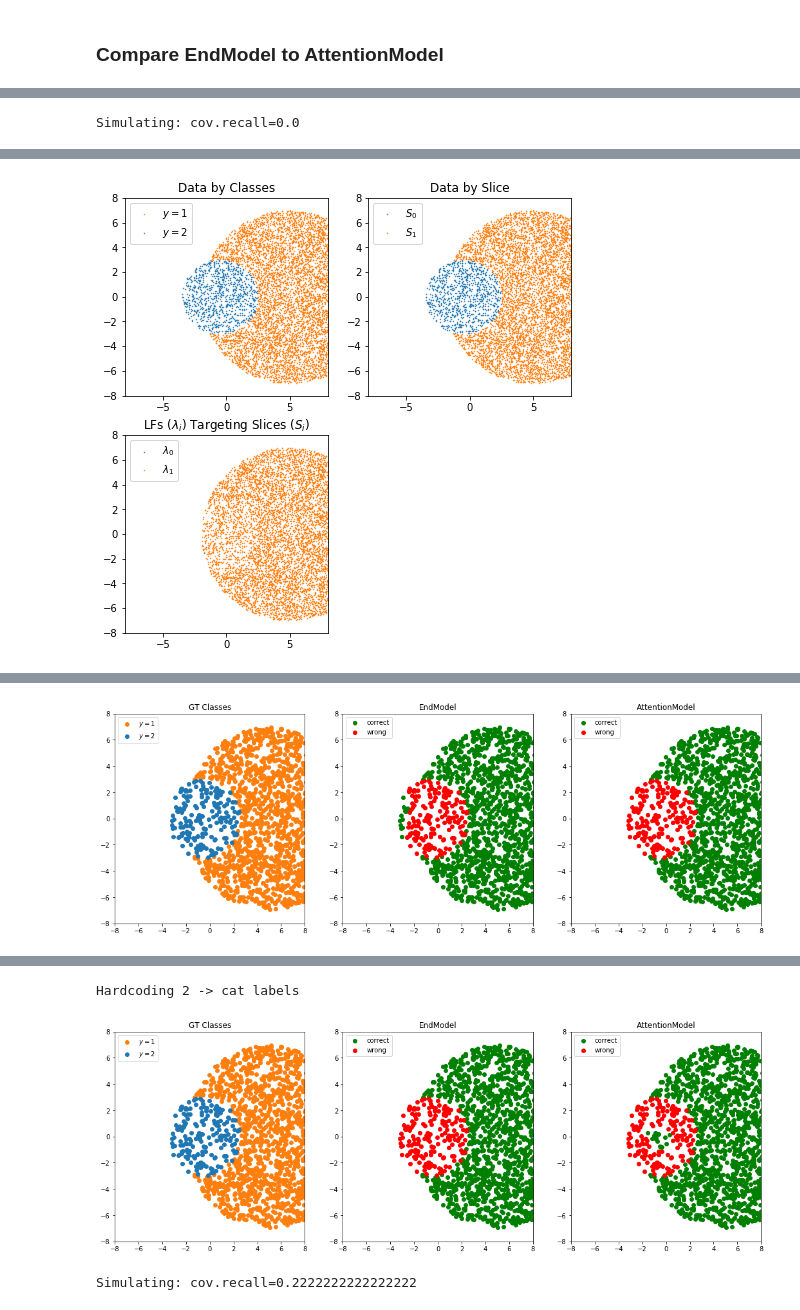
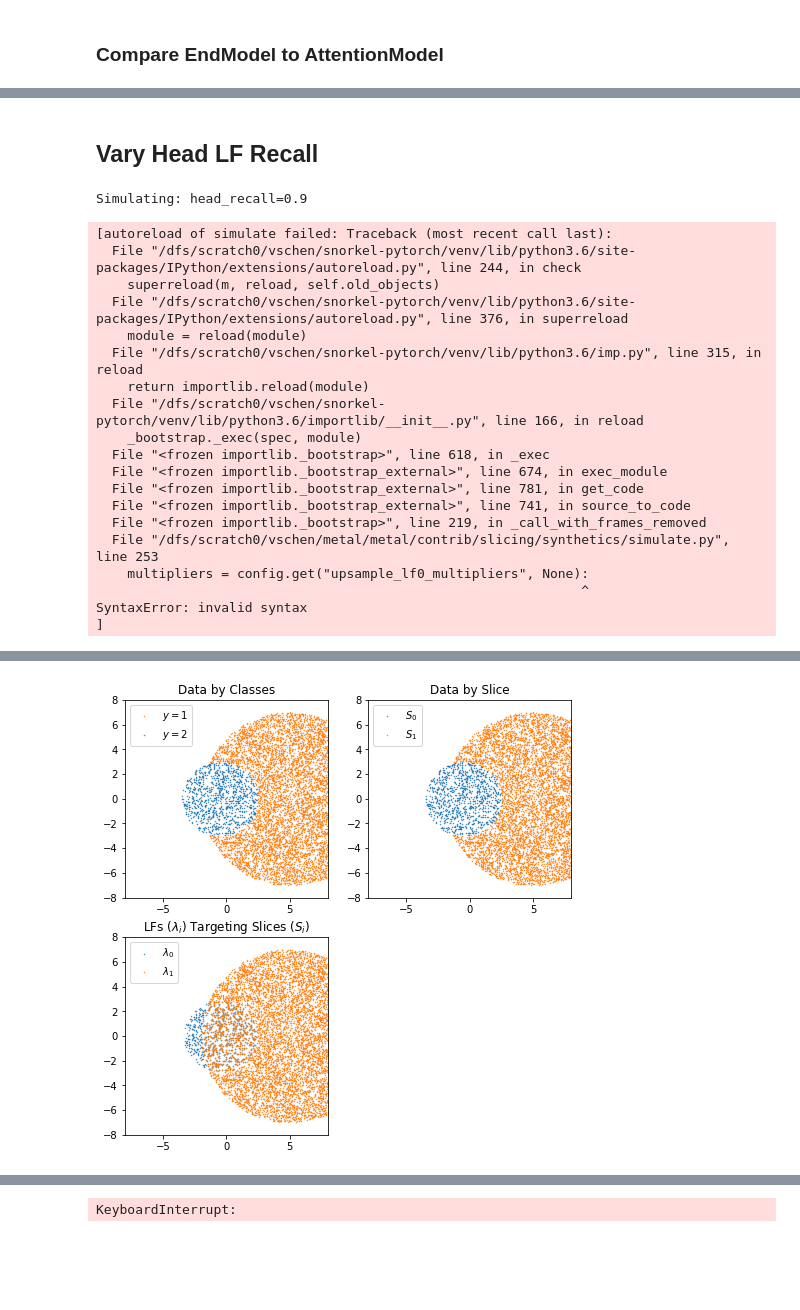
Before and after one commit to tsy935/metal, a Jupyter notebook: metal/contrib/slicing/synthetics/synthetics-sandbox.ipynb, the cells around one changed output, grey strips where cells are left out. Saved outputs shown, nothing was run; the diff lists cells and outputs as text; code cells hidden in the pictures; blank space fills up the shorter version.

```diff
--- a/metal/contrib/slicing/synthetics/synthetics-sandbox.ipynb
+++ b/metal/contrib/slicing/synthetics/synthetics-sandbox.ipynb
@@ -163,10 +200,7 @@ overlap_train, overlap_test = overlap_idx[:split_idx], overlap_idx[split_idx:]
 # %%
-accs = []
-from metal.metrics import accuracy_score
-for lf_idx in range(L_train.shape[1]):
-    voted_idx = L_test[:, lf_idx] != 0
-    accs.append(accuracy_score(L_test[voted_idx, lf_idx], Y_test[voted_idx]))
-
+from metal.contrib.slicing.experiment_utils \
+    import compute_lf_accuracies
+accs = compute_lf_accuracies(L_dev, Y_dev)
 print (accs)
 
 # accs = np.array([0.9, 0.1]).astype(np.float32)
@@ -361,3 +390,24 @@ model_configs = {
         "train_on_L": True,
     }
 }
+# %%
+from simulate import simulate, experiment_config
+config['accs'] = np.array(accs)
+experiment_config['use_weak_labels_from_gen_model'] = False
+# experiment_config['x_var'] = None
+experiment_config['x_var'] = 'head_recall'
+# experiment_config['x_range'] = np.linspace(0, 1, 10)
+experiment_config['x_range'] = [0.9]
+experiment_config['num_trials'] = 1
+experiment_config['verbose'] = False
+experiment_config['visualize_data'] = True
+experiment_config['traign_kwargs']['print_every'] = 1
+experiment_config['train_kwargs']['l2'] = 0
+experiment_config['train_kwargs']['lr'] = 0.001
+experiment_config['train_kwargs']['n_epochs'] = 40
+experiment_config['plot_predictions'] = None
+
+experiment_config['seed'] = 111
+scores = \
+    simulate(config, generate_simple_data, experiment_config, model_configs)
+scores
@@ -364,24 +432,46 @@ model_configs = {
+# %% [markdown]
+## Vary Head LF Recall
 # %%
 from simulate import simulate, experiment_config
 config['accs'] = np.array(accs)
 experiment_config['use_weak_labels_from_gen_model'] = False
 # experiment_config['x_var'] = None
-experiment_config['x_var'] = 'cov.recall'
-experiment_config['x_range'] = np.linspace(0, 1, 10)
+experiment_config['x_var'] = 'head_recall'
+# experiment_config['x_range'] = np.linspace(0, 1, 10)
+experiment_config['x_range'] = [0.9]
 experiment_config['num_trials'] = 1
 experiment_config['verbose'] = False
 experiment_config['visualize_data'] = True
 experiment_config['train_kwargs']['print_every'] = 1
 experiment_config['train_kwargs']['l2'] = 0
 experiment_config['train_kwargs']['lr'] = 0.001
 experiment_config['train_kwargs']['n_epochs'] = 40
 experiment_config['plot_predictions'] = ['EndModel', 'AttentionModel']
 
 experiment_config['seed'] = 111
 scores = \
     simulate(config, generate_simple_data, experiment_config, model_configs)
 scores
 # %% [output]
-Simulating: cov.recall=0.0
+Simulating: head_recall=0.9
+[autoreload of simulate failed: Traceback (most recent call last):
+  File "/dfs/scratch0/vschen/snorkel-pytorch/venv/lib/python3.6/site-packages/IPython/extensions/autoreload.py", line 244, in check
+    superreload(m, reload, self.old_objects)
+  File "/dfs/scratch0/vschen/snorkel-pytorch/venv/lib/python3.6/site-packages/IPython/extensions/autoreload.py", line 376, in superreload
+    module = reload(module)
+  File "/dfs/scratch0/vschen/snorkel-pytorch/venv/lib/python3.6/imp.py", line 315, in reload
+    return importlib.reload(module)
+  File "/dfs/scratch0/vschen/snorkel-pytorch/venv/lib/python3.6/importlib/__init__.py", line 166, in reload
+    _bootstrap._exec(spec, module)
+  File "<frozen importlib._bootstrap>", line 618, in _exec
+  File "<frozen importlib._bootstrap_external>", line 674, in exec_module
+  File "<frozen importlib._bootstrap_external>", line 781, in get_code
+  File "<frozen importlib._bootstrap_external>", line 741, in source_to_code
+  File "<frozen importlib._bootstrap>", line 219, in _call_with_frames_removed
+  File "/dfs/scratch0/vschen/metal/metal/contrib/slicing/synthetics/simulate.py", line 253
+    multipliers = config.get("upsample_lf0_multipliers", None):
+                                                              ^
+SyntaxError: invalid syntax
+]
 [interactive output not drawn]
-[figure, old version]
+[figure, new version]
@@ -390 +477,0 @@ Hardcoding 2 -> cat labels
-[figure, removed]
@@ -394,3 +479 @@ Simulating: cov.recall=0.1111111111111111
-Hardcoding 2 -> cat labels
+KeyboardInterrupt:
-[figure, removed]
-Simulating: cov.recall=0.2222222222222222
```
Also changed, not shown: parts of 21 cells of this notebook, 2 other files.
